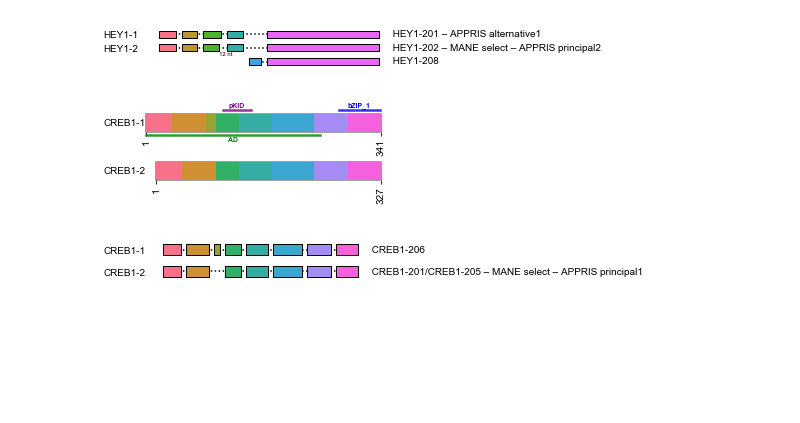
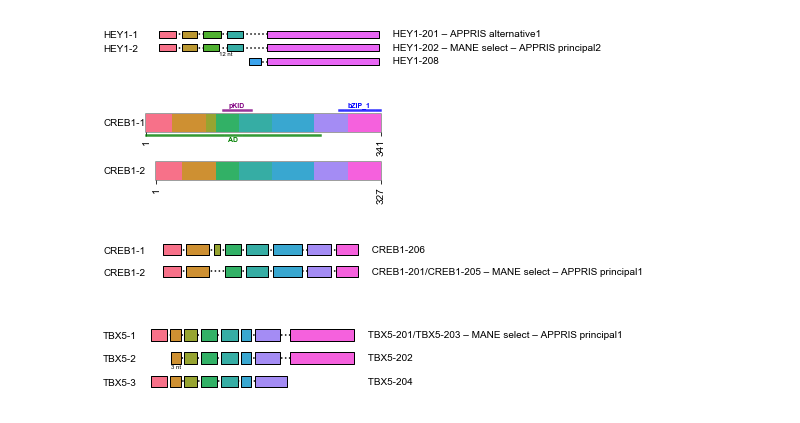
Before and after one commit to CCSB-DFCI/TF_isoforms_paper, a Jupyter notebook: src/DBD_figs_clean.ipynb, the cells around one changed output. Saved outputs shown, nothing was run; the diff lists cells and outputs as text; code cells hidden in the pictures; blank space fills up the shorter version.

```diff
--- a/src/DBD_figs_clean.ipynb
+++ b/src/DBD_figs_clean.ipynb
@@ -766,3 +828,10 @@ tfs["CREB1"].exon_diagram(ax=ax)
 fig.savefig("../figures/CREB1_exon_diagram.pdf", bbox_inches="tight", dpi="figure")
 # %% [output]
 [figure]
+# %%
+fig, ax = plt.subplots(figsize=(4, 1.5))
+
+tfs["TBX5"].exon_diagram(ax=ax)
+fig.savefig("../figures/TBX5_exon_diagram.pdf", bbox_inches="tight", dpi="figure")
+# %% [output]
+[figure, added]
```
Also changed, not shown: parts of 5 cells of this notebook, 18 other files.
